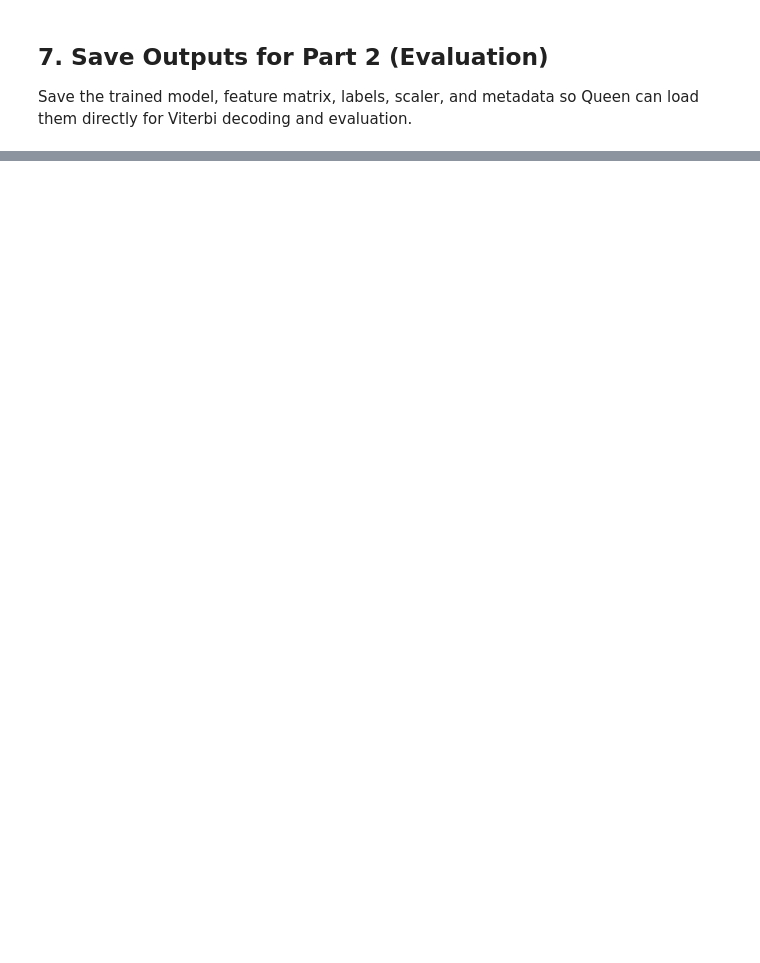
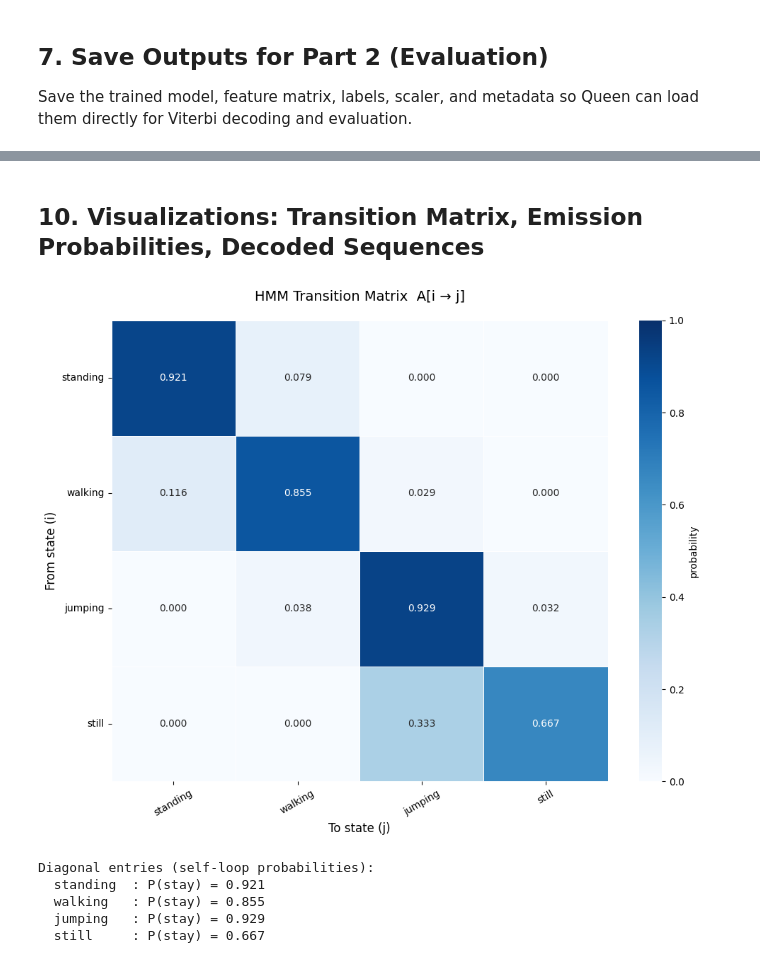
Before and after one commit to dzuokumor/HMM, a Jupyter notebook: hmm_pipeline.ipynb, the cells around one changed output, grey strips where cells are left out. Saved outputs shown, nothing was run; the diff lists cells and outputs as text; code cells hidden in the pictures; blank space fills up the shorter version.

```diff
--- a/hmm_pipeline.ipynb
+++ b/hmm_pipeline.ipynb
@@ -358,0 +589,30 @@ for fname in os.listdir('outputs'):
+# %% [markdown]
+## 10. Visualizations: Transition Matrix, Emission Probabilities, Decoded Sequences
+# %%
+# ── 10a. Transition Matrix Heatmap ───────────────────────────────────────────
+fig, ax = plt.subplots(figsize=(10, 8))
+sns.heatmap(
+    A,
+    annot=True, fmt='.3f', cmap='Blues',
+    xticklabels=activities, yticklabels=activities,
+    linewidths=0.5, ax=ax, vmin=0, vmax=1,
+    cbar_kws={'label': 'probability'}
+)
+ax.set_title('HMM Transition Matrix  A[i → j]', fontsize=14, pad=20)
+ax.set_xlabel('To state (j)', fontsize=12)
+ax.set_ylabel('From state (i)', fontsize=12)
+ax.tick_params(axis='x', rotation=30)
+ax.tick_params(axis='y', rotation=0)
+plt.tight_layout()
+plt.savefig('logs/transition_matrix.png', dpi=150)
+plt.show()
+print("Diagonal entries (self-loop probabilities):")
+for i, act in enumerate(activities):
+    print(f"  {act:10s}: P(stay) = {A[i,i]:.3f}")
+# %% [output]
+[figure, added]
+Diagonal entries (self-loop probabilities):
+  standing  : P(stay) = 0.921
+  walking   : P(stay) = 0.855
+  jumping   : P(stay) = 0.929
+  still     : P(stay) = 0.667
```
Also changed, not shown: parts of 24 cells of this notebook, 15 other files.
